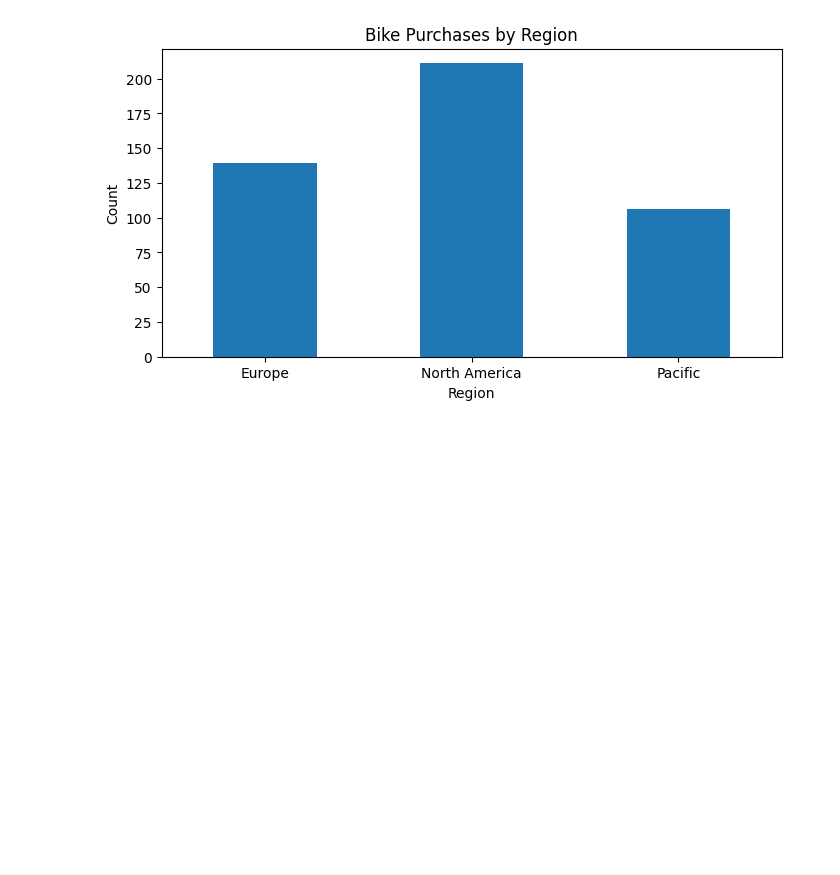
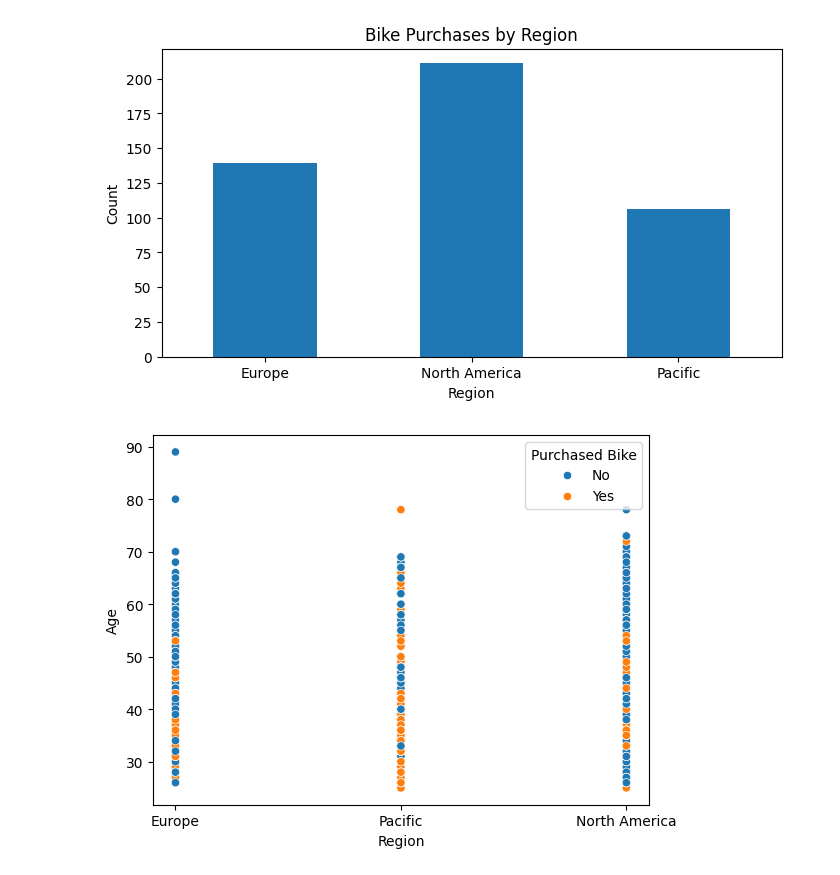
Before and after one commit to andymalm-ux/kk1-python-ai, a Jupyter notebook: notebook/kk1-notebook.ipynb, the cells around one changed output. Drawn from its saved outputs; the diff is of its cells as text; code cells hidden in the pictures; blank space fills up the shorter version.

Commit message:
Added seaborn scatterplot based on region, age and purchased bike. Added matplot for age vs income.

```diff
--- a/notebook/kk1-notebook.ipynb
+++ b/notebook/kk1-notebook.ipynb
@@ -167,3 +167,8 @@ plt.xticks(rotation=0)
 plt.show()
 # %% [output]
 [figure]
+# %%
+sns.scatterplot(x='Region', y='Age', data=clean_df, hue='Purchased Bike')
+plt.show()
+# %% [output]
+[figure, added]
```
Also changed, not shown: parts of 5 cells of this notebook.
